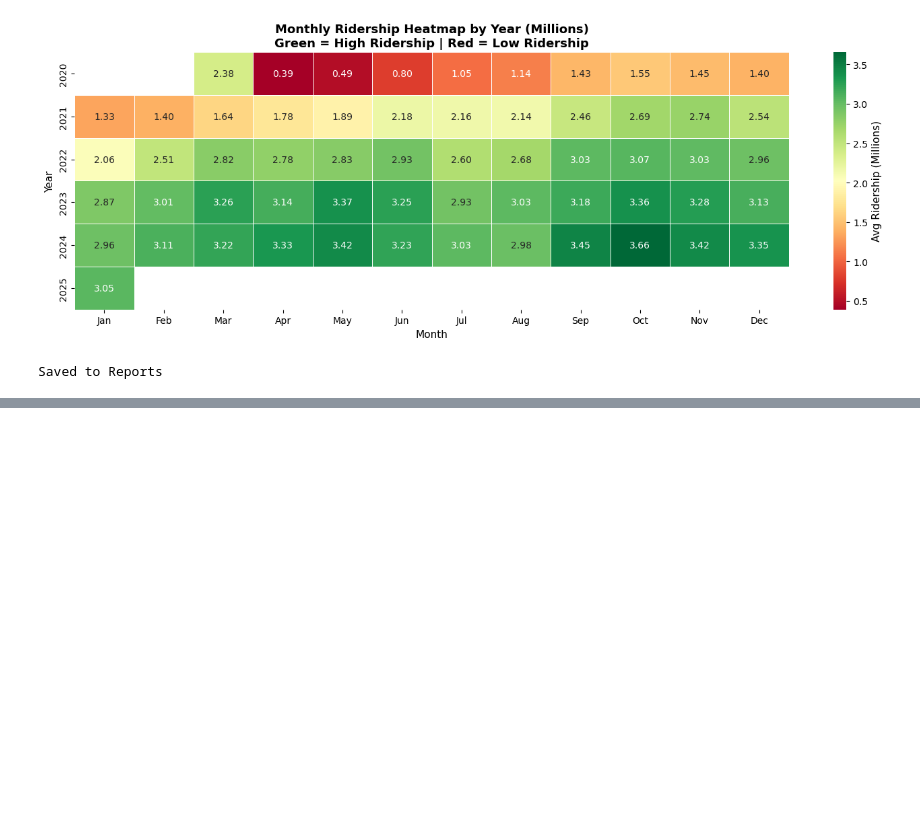
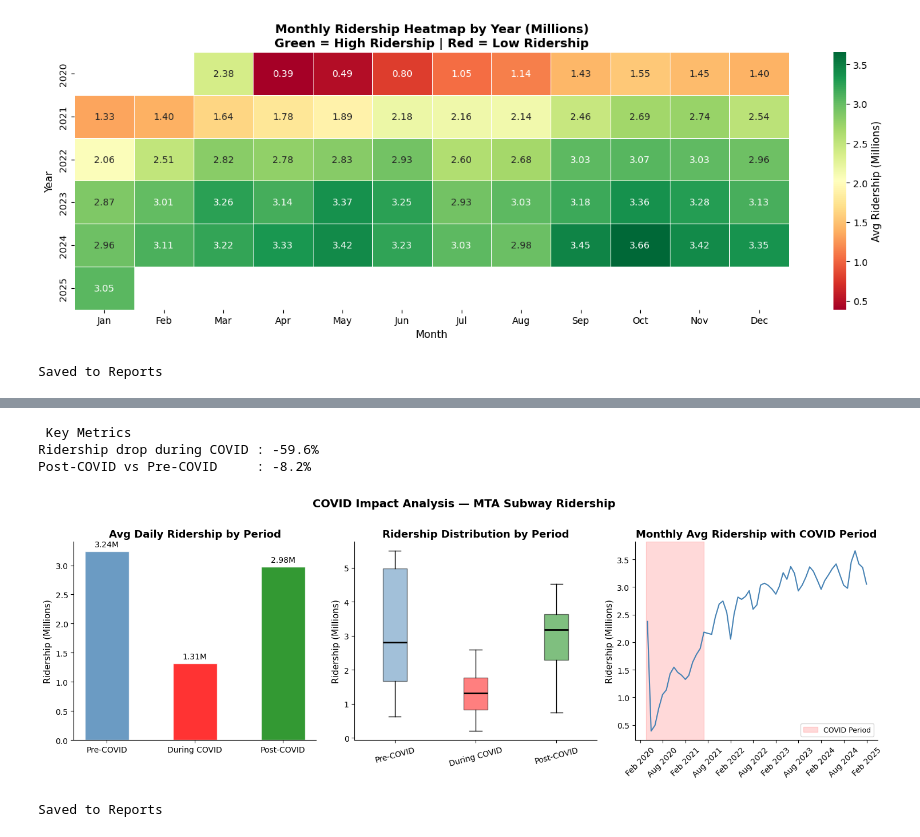
Before and after one commit to parasj17/MumbaiMobilityIQ, a Jupyter notebook: Notebooks/03_eda.ipynb, the cells around one changed output, grey strips where cells are left out. Cells and saved outputs as stored; diff of their text form; code cells hidden in the pictures; blank space fills up the shorter version.

```diff
--- a/Notebooks/03_eda.ipynb
+++ b/Notebooks/03_eda.ipynb
@@ -319,3 +319,7 @@ print("Saved to Reports")
 # %% [output]
 [figure]
 Saved to Reports
+# %%
+pre_covid = df[df['date'] < '2020-03-22']
+during_covid = df[(df['date'] >= '2020-03-22') & (df['date'] <= '2021-07-01')]
+post_covid = df[df['date'] > '2021-07-01']
@@ -321,0 +362,71 @@ Saved to Reports
+# %%
+print(f"\n Key Metrics")
+print(f"Ridership drop during COVID : {drop_pct:>+.1f}%")
+print(f"Post-COVID vs Pre-COVID     : {recovery_pct:>+.1f}%")
+# %% [output]
+ Key Metrics
+Ridership drop during COVID : -59.6%
+Post-COVID vs Pre-COVID     : -8.2%
+# %%
+fig, axes = plt.subplots(1, 3, figsize=(15, 5))
+
+#chart 1 - bar chart
+
+periods     = ['Pre-COVID', 'During COVID', 'Post-COVID']
+period_avgs = [pre_covid[TARGET].mean()/1e6,
+               during_covid[TARGET].mean()/1e6,
+               post_covid[TARGET].mean()/1e6]
+colors = ['steelblue', 'red', 'green']
+
+bars = axes[0].bar(periods, period_avgs, color=colors,
+                   edgecolor='white', alpha=0.8, width=0.5)
+axes[0].set_title("Avg Daily Ridership by Period", fontweight='bold')
+axes[0].set_ylabel("Ridership (Millions)")
+
+for bar, val in zip(bars, period_avgs):
+    axes[0].text(bar.get_x() + bar.get_width()/2,
+                 bar.get_height() + 0.05,
+                 f'{val:.2f}M', ha='center', va='bottom', fontsize=10)
+
+
+#chart 2 - box plot
+
+box_data   = [pre_covid[TARGET]/1e6,
+              during_covid[TARGET]/1e6,
+              post_covid[TARGET]/1e6]
+bp = axes[1].boxplot(box_data, labels=periods, patch_artist=True,
+                     medianprops=dict(color='black', linewidth=2))
+
+for patch, color in zip(bp['boxes'], colors):
+    patch.set_facecolor(color)
+    patch.set_alpha(0.5)
+axes[1].set_title("Ridership Distribution by Period", fontweight='bold')
+axes[1].set_ylabel("Ridership (Millions)")
+plt.setp(axes[1].xaxis.get_majorticklabels(), rotation=15)
+
+#chart 3 - monthly avg with period shading
+
+monthly_avg = df.groupby('date')[TARGET].mean().reset_index()
+monthly_avg = monthly_avg.set_index('date').resample('M').mean()
+
+axes[2].plot(monthly_avg.index, monthly_avg[TARGET]/1e6,
+             color='steelblue', linewidth=1.5)
+axes[2].axvspan(pd.Timestamp('2020-03-22'), pd.Timestamp('2021-07-01'),
+                alpha=0.15, color='red', label='COVID Period')
+axes[2].set_title("Monthly Avg Ridership with COVID Period", fontweight='bold')
+axes[2].set_ylabel("Ridership (Millions)")
+axes[2].legend(fontsize=9)
+axes[2].xaxis.set_major_formatter(mdates.DateFormatter('%b %Y'))
+axes[2].xaxis.set_major_locator(mdates.MonthLocator(interval=6))
+plt.setp(axes[2].xaxis.get_majorticklabels(), rotation=45)
+
+
+plt.suptitle ("COVID Impact Analysis — MTA Subway Ridership",
+             fontsize=14, fontweight='bold', y=1.01)
+plt.tight_layout()
+plt.savefig('../Reports/03_covid_impact.png', dpi=150, bbox_inches='tight')
+plt.show()
+print("Saved to Reports")
+# %% [output]
+[figure, added]
+Saved to Reports
```
Also changed, not shown: parts of 2 cells of this notebook.
